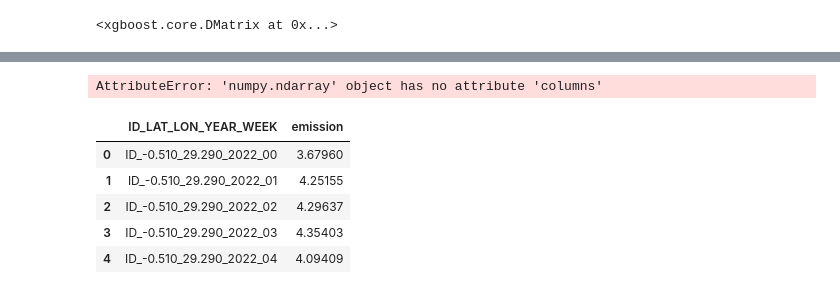
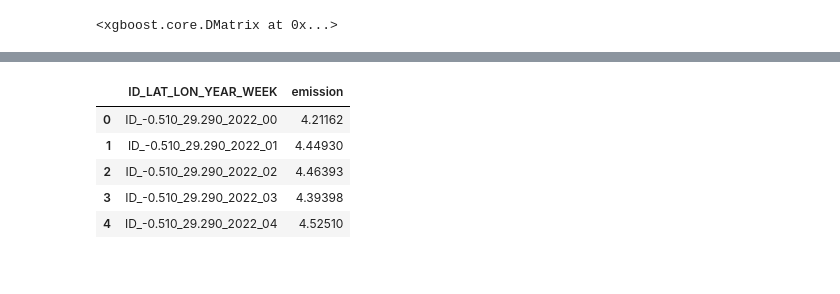
Before and after one commit to candybains/Candy, a Jupyter notebook: Carbon_Emission.ipynb, the cells around one changed output, grey strips where cells are left out. Cells and saved outputs as stored; diff of their text form; code cells hidden in the pictures.

```diff
--- a/Carbon_Emission.ipynb
+++ b/Carbon_Emission.ipynb
@@ -170,11 +170,12 @@ pred_errors.tail()
 D_train = xgb.DMatrix(X_train, label=y_train)
 
 param = {
-    'eta': 0.3,
+    'eta': 0.1,
+    'reg_lambda' : 1.5,
     'max_depth': 500
     }
 
-steps = 20
+steps = 100
 
 
 model = xgb.train(param, D_train, steps)
@@ -235,24 +211,15 @@ dtype: float64
-# %%
-impo_df = pd.DataFrame({'feature': X.columns, 'importance': clf.feature_importances_}).set_index('feature').sort_values(by = 'importance', ascending = False)
-impo_df = impo_df[:12].sort_values(by = 'importance', ascending = True)
-impo_df.plot(kind = 'barh', figsize = (10, 10))
-plt.legend(loc = 'center right')
-plt.title('Bar chart showing feature importance', fontsize = 14)
-plt.xlabel('Features', fontsize = 12)
-plt.show()
-# %% [output]
-AttributeError: 'numpy.ndarray' object has no attribute 'columns'
 # %%
 test_df = test_eng.drop(['ID_LAT_LON_YEAR_WEEK', 'location'], axis = 1).fillna(0)
-predictions = clf.predict(test_df)
+D_test_df = xgb.DMatrix(test_df)
+predictions = model.predict(D_test_df)
 
 # # Create a submission file
 sub_file = pd.DataFrame({'ID_LAT_LON_YEAR_WEEK': test_eng.ID_LAT_LON_YEAR_WEEK, 'emission': predictions})
 sub_file.head()
 # %% [output]
 |  | ID_LAT_LON_YEAR_WEEK | emission |
-| 0 | ID_-0.510_29.290_2022_00 | 3.67960 |
-| 1 | ID_-0.510_29.290_2022_01 | 4.25155 |
-| 2 | ID_-0.510_29.290_2022_02 | 4.29637 |
-| 3 | ID_-0.510_29.290_2022_03 | 4.35403 |
-| 4 | ID_-0.510_29.290_2022_04 | 4.09409 |
+| 0 | ID_-0.510_29.290_2022_00 | 4.21162 |
+| 1 | ID_-0.510_29.290_2022_01 | 4.44930 |
+| 2 | ID_-0.510_29.290_2022_02 | 4.46393 |
+| 3 | ID_-0.510_29.290_2022_03 | 4.39398 |
+| 4 | ID_-0.510_29.290_2022_04 | 4.52510 |
```
Also changed, not shown: parts of 11 cells of this notebook.
